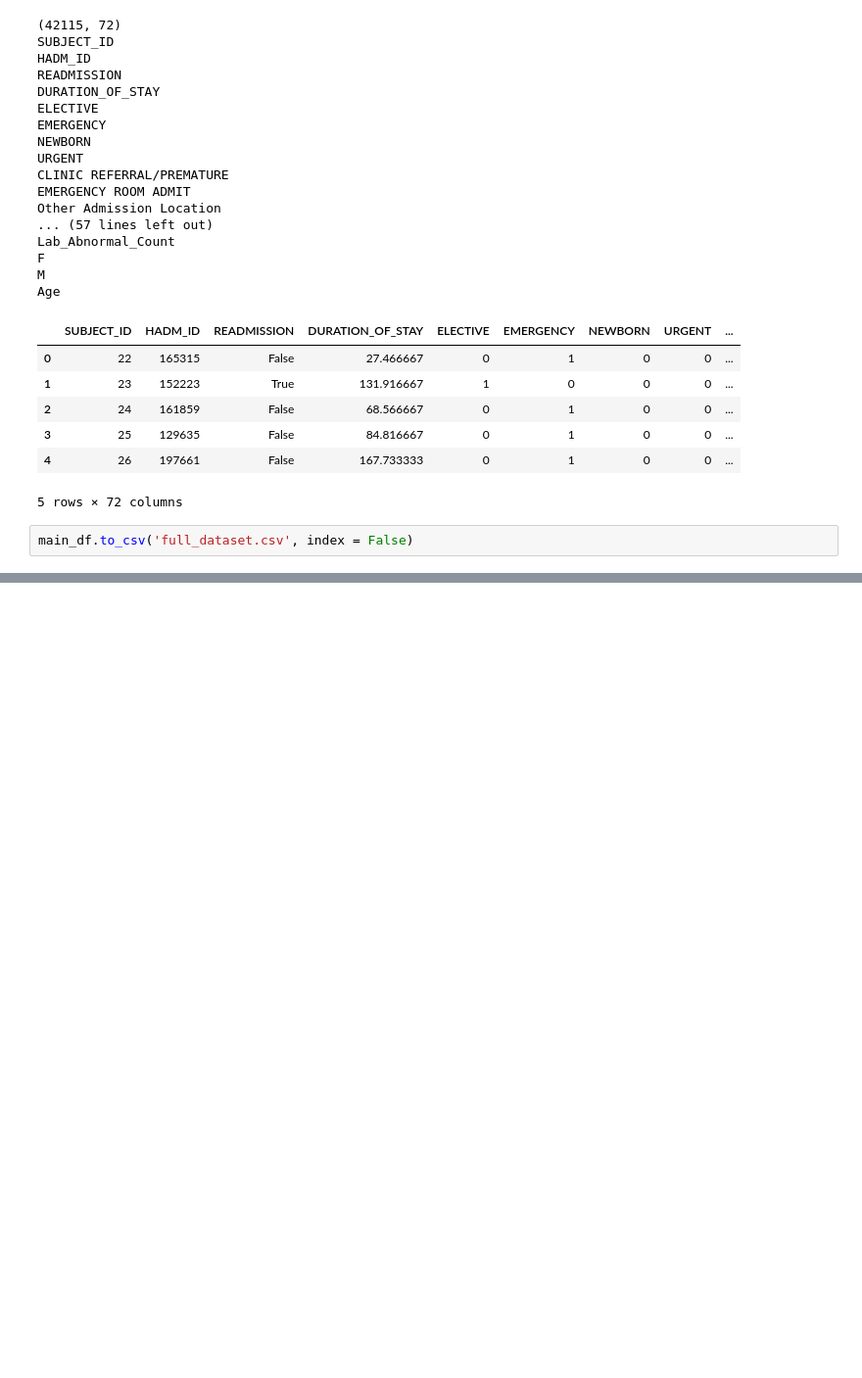
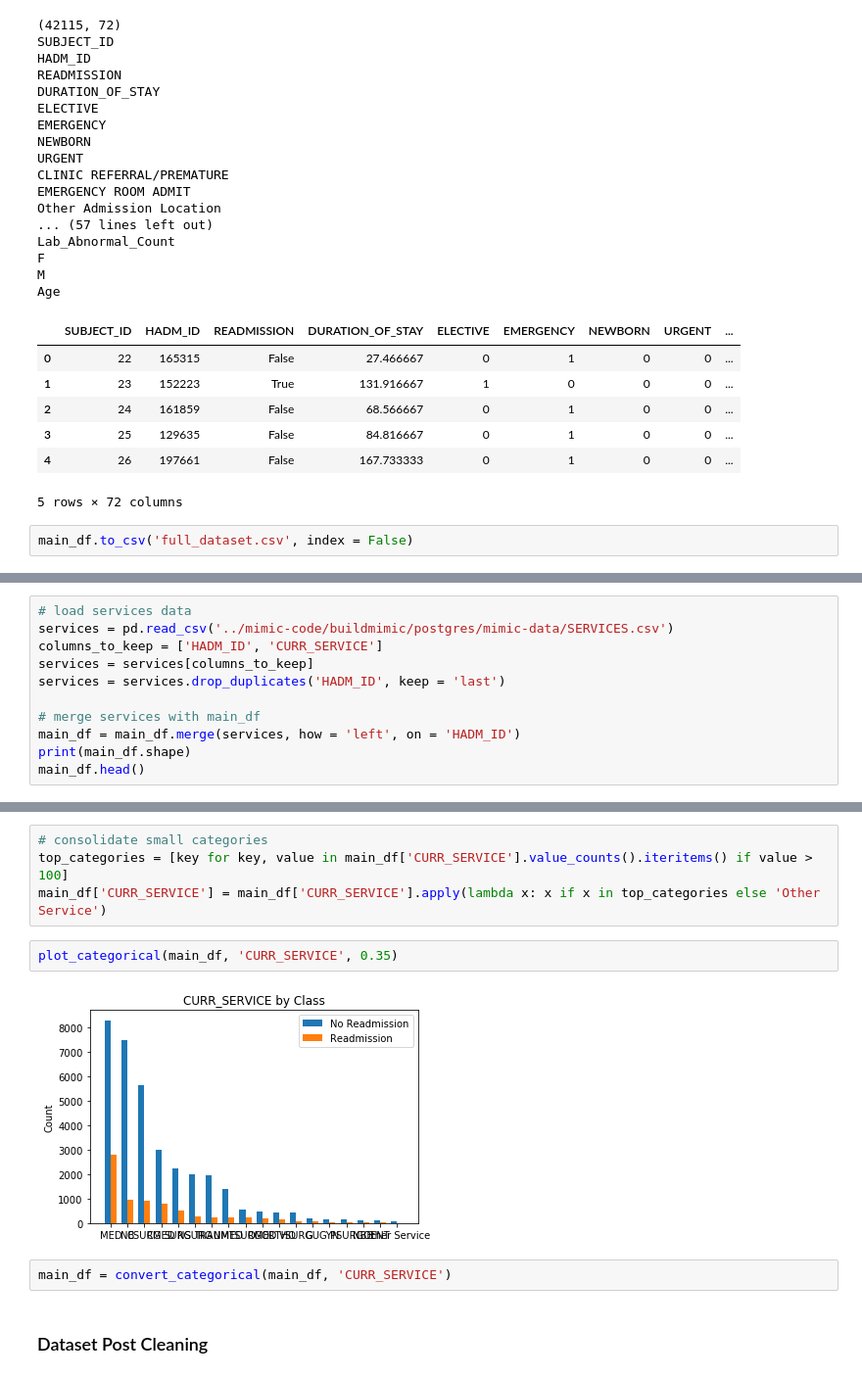
Before and after one commit to pateli18/Machine-Learning-Nanodegree, a Jupyter notebook: capstone_project/Create Dataset.ipynb, the cells around one changed output, grey strips where cells are left out. Shown at 98% size. Saved outputs shown, nothing was run; the diff lists cells and outputs as text; blank space fills up the shorter version.

Commit message:
added services, finished preliminary feature engineering

```diff
--- a/capstone_project/Create Dataset.ipynb
+++ b/capstone_project/Create Dataset.ipynb
@@ -1145,0 +1148,11 @@ main_df.to_csv('full_dataset.csv', index = False)
+# %%
+# load services data
+services = pd.read_csv('../mimic-code/buildmimic/postgres/mimic-data/SERVICES.csv')
+columns_to_keep = ['HADM_ID', 'CURR_SERVICE']
+services = services[columns_to_keep]
+services = services.drop_duplicates('HADM_ID', keep = 'last')
+
+# merge services with main_df
+main_df = main_df.merge(services, how = 'left', on = 'HADM_ID')
+print(main_df.shape)
+main_df.head()
@@ -1145,0 +1194,12 @@ main_df.to_csv('full_dataset.csv', index = False)
+# %%
+# consolidate small categories
+top_categories = [key for key, value in main_df['CURR_SERVICE'].value_counts().iteritems() if value > 100]
+main_df['CURR_SERVICE'] = main_df['CURR_SERVICE'].apply(lambda x: x if x in top_categories else 'Other Service')
+# %%
+plot_categorical(main_df, 'CURR_SERVICE', 0.35)
+# %% [output]
+[figure, added]
+# %%
+main_df = convert_categorical(main_df, 'CURR_SERVICE')
+# %% [markdown]
+### Dataset Post Cleaning
```
Also changed, not shown: parts of 6 cells of this notebook.
